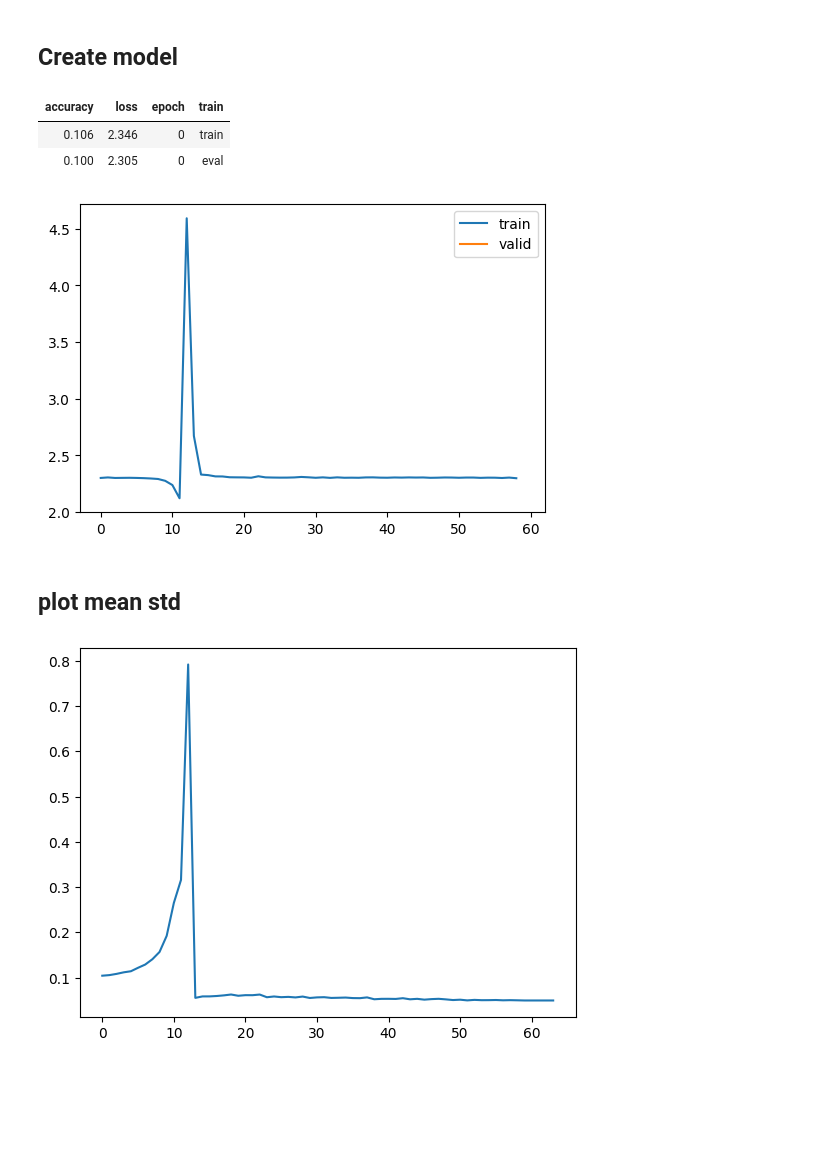
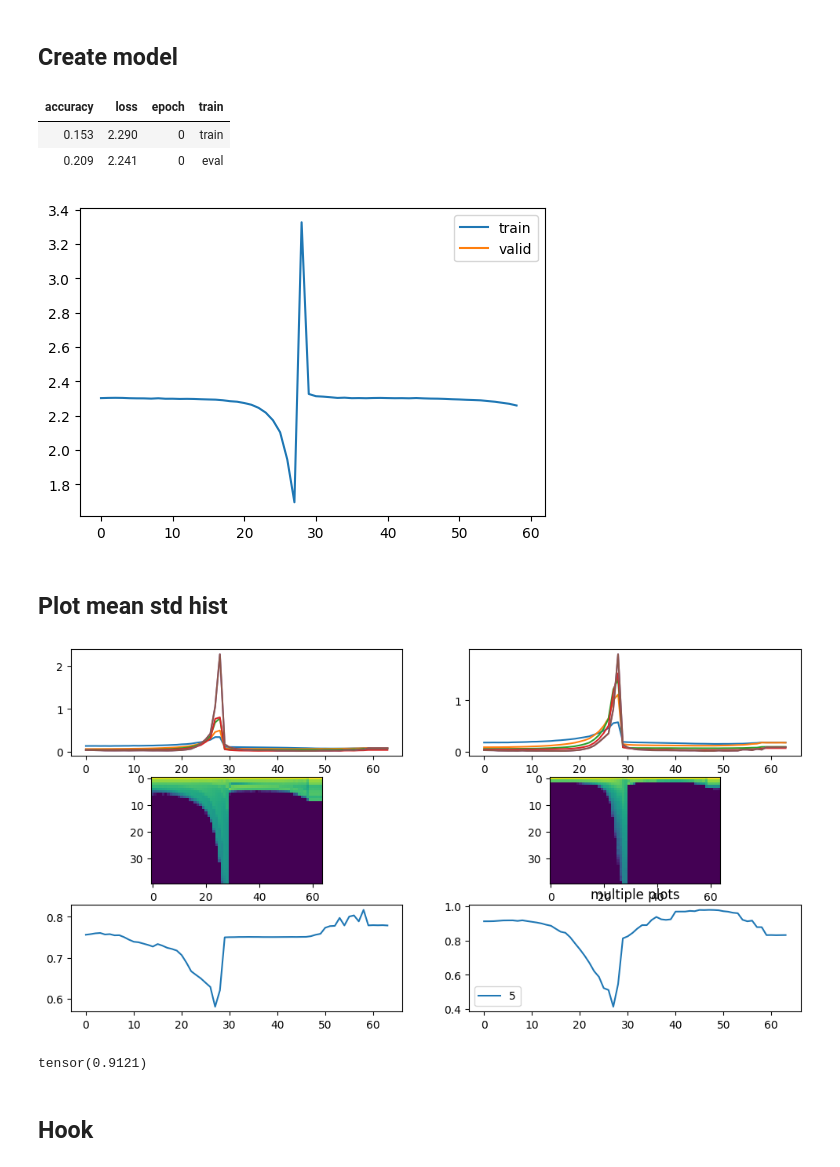
Before and after one commit to quangvu0702/course22p2, a Jupyter notebook: practice_nbs/001_hooks.ipynb, the cells around one changed output. Saved outputs shown, nothing was run; the diff lists cells and outputs as text; code cells hidden in the pictures; blank space fills up the shorter version.

```diff
--- a/practice_nbs/001_hooks.ipynb
+++ b/practice_nbs/001_hooks.ipynb
@@ -43,6 +42,7 @@ layers = [conv(1 ,4),            #14x14
 ## Create model
 # %%
 import torch
+import numpy as np
 
 class TinyModel(torch.nn.Module):
 
@@ -50,14 +50,22 @@ class TinyModel(torch.nn.Module):
         super(TinyModel, self).__init__()
         self.layers = nn.Sequential(*layers)
         self.means = [[] for _ in self.layers]
+        self.hists = [[] for _ in self.layers]
         self.stds = [[] for _ in self.layers]
     def forward(self, x):
         for i, layer in enumerate(self.layers):
             x = layer(x)
-            self.means[i].append(x.mean().item())
-            self.stds[i].append(x.std().item())
+            self.means[i].append(x.detach().abs().mean().item())
+            self.stds[i].append(x.detach().abs().std().item())
+            self.hists[i].append(x.detach().cpu().abs().histc(40,0,4))
         return x
 
+layers = [conv(1 ,4),            #14x14
+    conv(4 ,8),            #7x7
+    conv(8 ,16),           #4x4
+    conv(16,16),           #2x2
+    conv(16,10, act=False), #1x1
+    nn.Flatten()]
 model = TinyModel(layers)
 # %%
 # model(xb)
@@ -69,22 +77,33 @@ from torcheval.metrics import MulticlassAccuracy,Mean
 
 metrics = MetricsCB(accuracy=MulticlassAccuracy())
 cbs = [TrainCB(), DeviceCB(), metrics, ProgressCB(plot=True)]
-learn = Learner(model, dls, F.cross_entropy, lr=2, cbs=cbs)
+learn = Learner(model, dls, F.cross_entropy, lr=0.6, cbs=cbs)
 learn.fit(1)
 # %% [output]
 | accuracy | loss | epoch | train |
-| 0.106 | 2.346 | 0 | train |
-| 0.100 | 2.305 | 0 | eval |
+| 0.153 | 2.290 | 0 | train |
+| 0.209 | 2.241 | 0 | eval |
-[figure, old version]
+[figure, new version]
 # %% [markdown]
-## plot mean std
+## Plot mean std hist
 # %%
 import matplotlib.pyplot as plt
 
-x = [1, 2, 3, 4, 7]
-# y = [2, 4, 1, 5, 2]
 
-plt.plot(model.means[1])
+fig, axes = plt.subplots(nrows=3, ncols=2, figsize=(12,6))
+for i, mean in enumerate(model.means):
+    axes[0][0].plot(mean, label=i)
+for i, std in enumerate(model.stds):
+    axes[0][1].plot(std, label=i)
+
+axes[1][0].imshow(torch.stack(model.hists[1]).t().float().log1p())
+axes[1][1].imshow(torch.stack(model.hists[3]).t().float().log1p())
+
+axes[2][0].plot([hist[0] / hist.sum() for hist in model.hists[1]], label=i)
+axes[2][1].plot([hist[0] / hist.sum() for hist in model.hists[3]], label=i)
+
+plt.legend()
+plt.title('multiple plots')
 plt.show()
 # %% [output]
-[figure, old version]
+[figure, new version]
@@ -96,0 +110,6 @@ plt.show()
+# %%
+model.hists[3][0][0] / model.hists[3][0].sum()
+# %% [output]
+tensor(0.9121)
+# %% [markdown]
+## Hook
```
Also changed, not shown: parts of 17 cells of this notebook, 7 other files.
